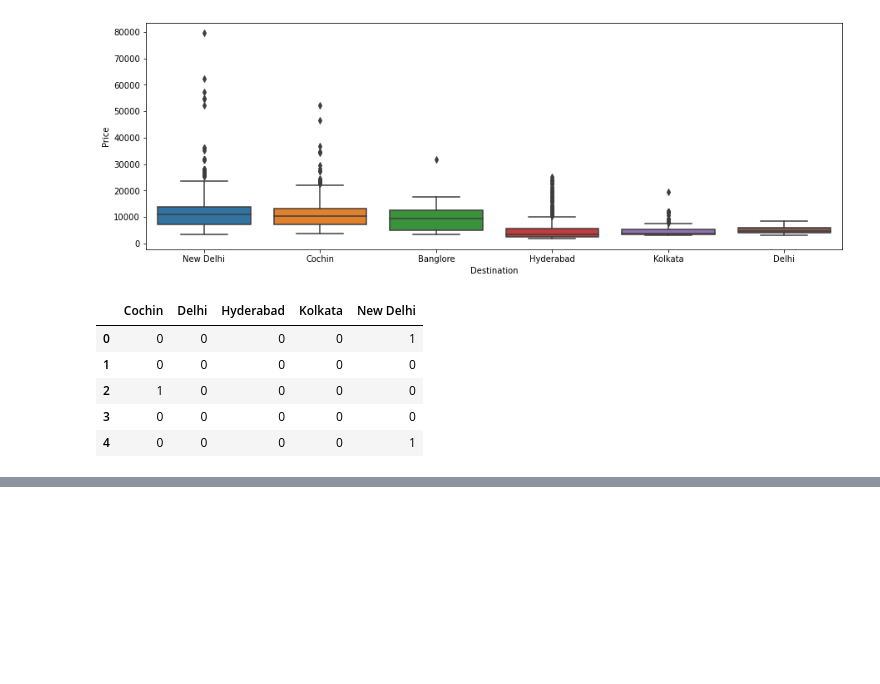
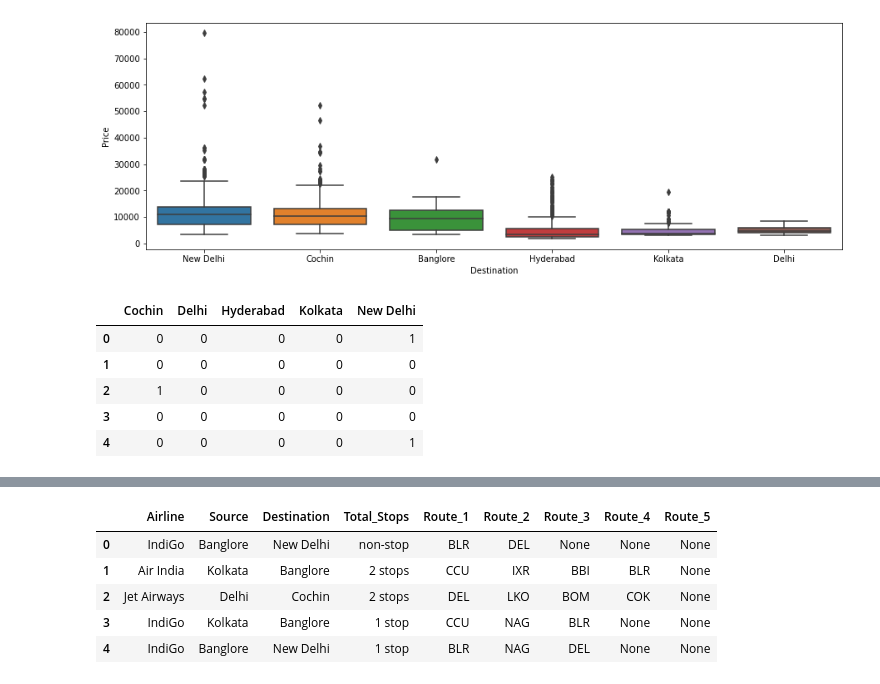
Before and after one commit to cybersaksham/Flight-Fare-Predict, a Jupyter notebook: main.ipynb, the cells around one changed output, grey strips where cells are left out. Drawn from its saved outputs; the diff is of its cells as text; code cells hidden in the pictures; blank space fills up the shorter version.

```diff
--- a/main.ipynb
+++ b/main.ipynb
@@ -260,0 +311,9 @@ Destination.head()
+# %%
+categorical_df.head()
+# %% [output]
+|  | Airline | Source | Destination | Total_Stops | Route_1 | Route_2 | Route_3 | Route_4 | Route_5 |
+| 0 | IndiGo | Banglore | New Delhi | non-stop | BLR | DEL | None | None | None |
+| 1 | Air India | Kolkata | Banglore | 2 stops | CCU | IXR | BBI | BLR | None |
+| 2 | Jet Airways | Delhi | Cochin | 2 stops | DEL | LKO | BOM | COK | None |
+| 3 | IndiGo | Kolkata | Banglore | 1 stop | CCU | NAG | BLR | None | None |
+| 4 | IndiGo | Banglore | New Delhi | 1 stop | BLR | NAG | DEL | None | None |
```
Also changed, not shown: parts of 6 cells of this notebook.
